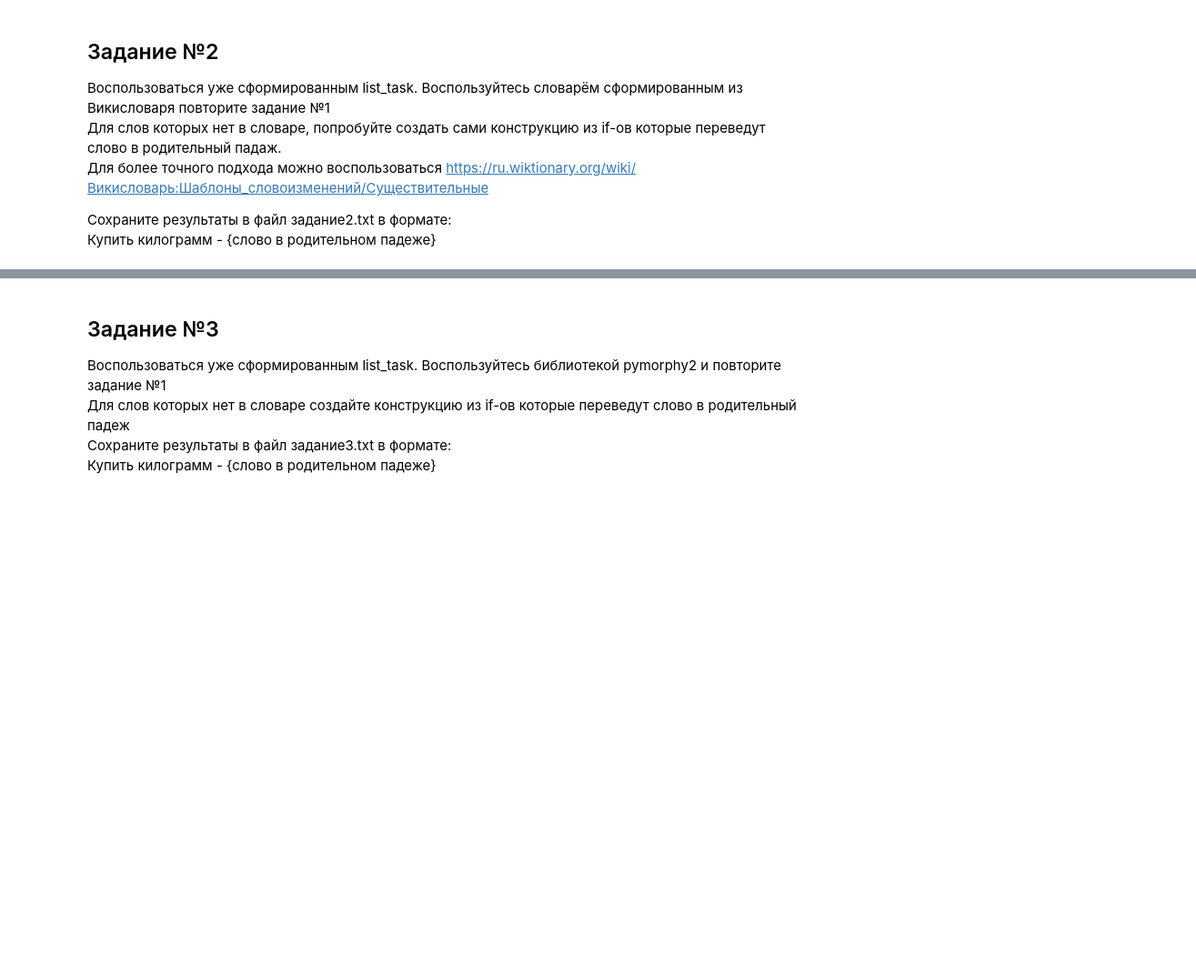
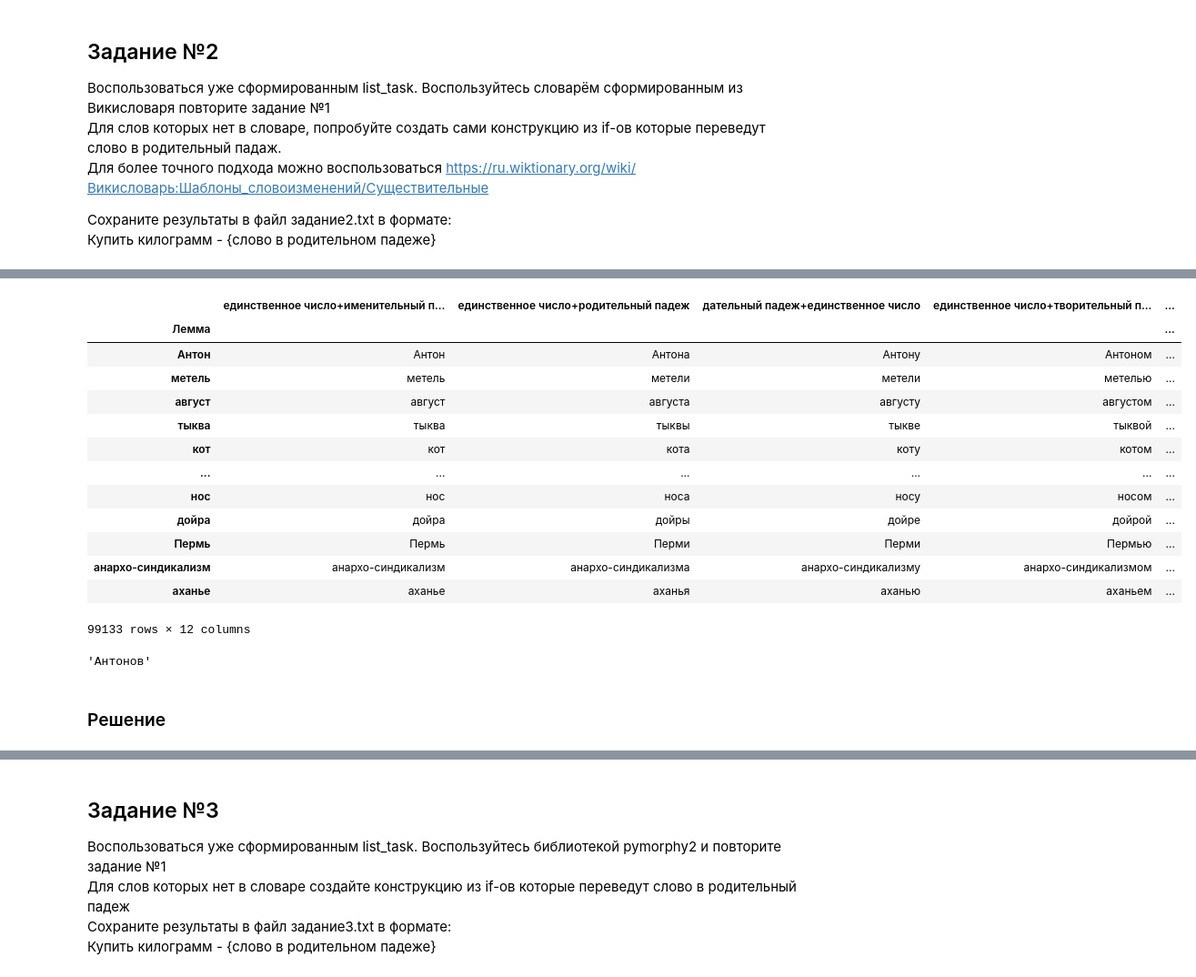
Before and after one commit to vancomm/edu_morf_1, a Jupyter notebook: morf_task_1.ipynb, the cells around one changed output, grey strips where cells are left out. Shown: that part at 91% size. Saved outputs shown, nothing was run; the diff lists cells and outputs as text; code cells hidden in the pictures; blank space fills up the shorter version.

```diff
--- a/morf_task_1.ipynb
+++ b/morf_task_1.ipynb
@@ -45,0 +247,28 @@ df.head()
+# %%
+forms_df = (
+    nouns_df.drop(columns=["Тип речи", "Падежы\\Модификации", "entity_label", "forms"])
+    .drop_duplicates(["Лемма"])
+    .set_index("Лемма", inplace=False)
+)
+forms_df
+# %% [output]
+|  | единственное число+именительный п... | единственное число+родительный падеж | дательный падеж+единственное число | единственное число+творительный п... | ... |
+| Лемма |  |  |  |  | ... |
+| Антон | Антон | Антона | Антону | Антоном | ... |
+| метель | метель | метели | метели | метелью | ... |
+| август | август | августа | августу | августом | ... |
+| тыква | тыква | тыквы | тыкве | тыквой | ... |
+| кот | кот | кота | коту | котом | ... |
+| ... | ... | ... | ... | ... | ... |
+| нос | нос | носа | носу | носом | ... |
+| дойра | дойра | дойры | дойре | дойрой | ... |
+| Пермь | Пермь | Перми | Перми | Пермью | ... |
+| анархо-синдикализм | анархо-синдикализм | анархо-синдикализма | анархо-синдикализму | анархо-синдикализмом | ... |
+| аханье | аханье | аханья | аханью | аханьем | ... |
+99133 rows × 12 columns
+# %%
+forms_df['множественное число+родительный падеж'].loc['Антон']
+# %% [output]
+'Антонов'
+# %% [markdown]
+### Решение
```
Also changed, not shown: parts of 26 cells of this notebook, 5 other files.
